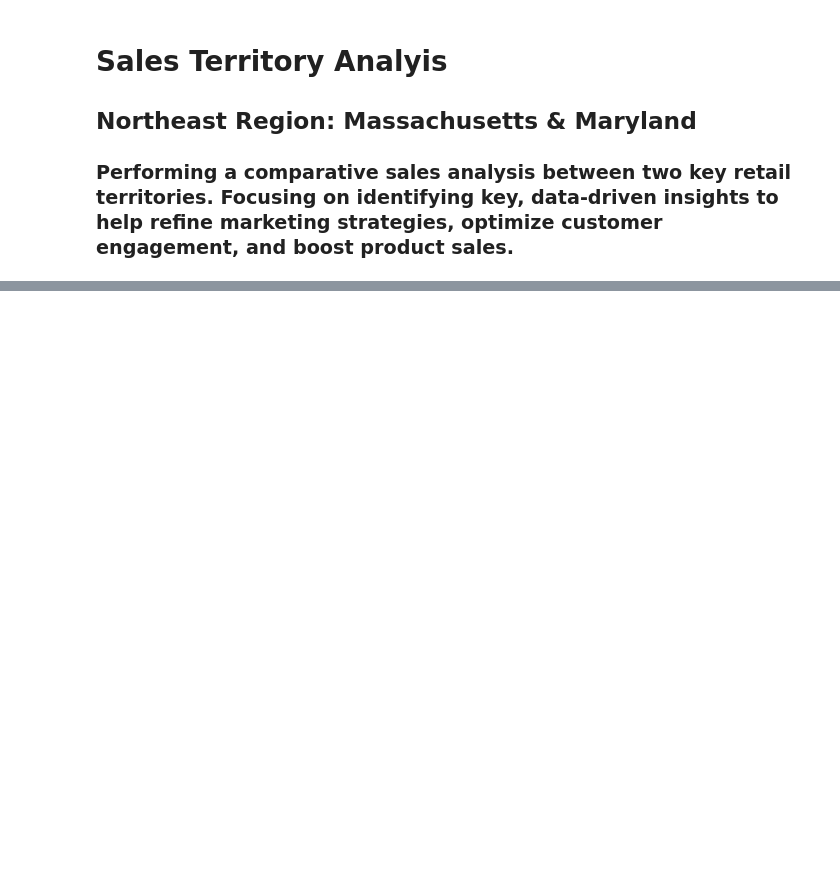
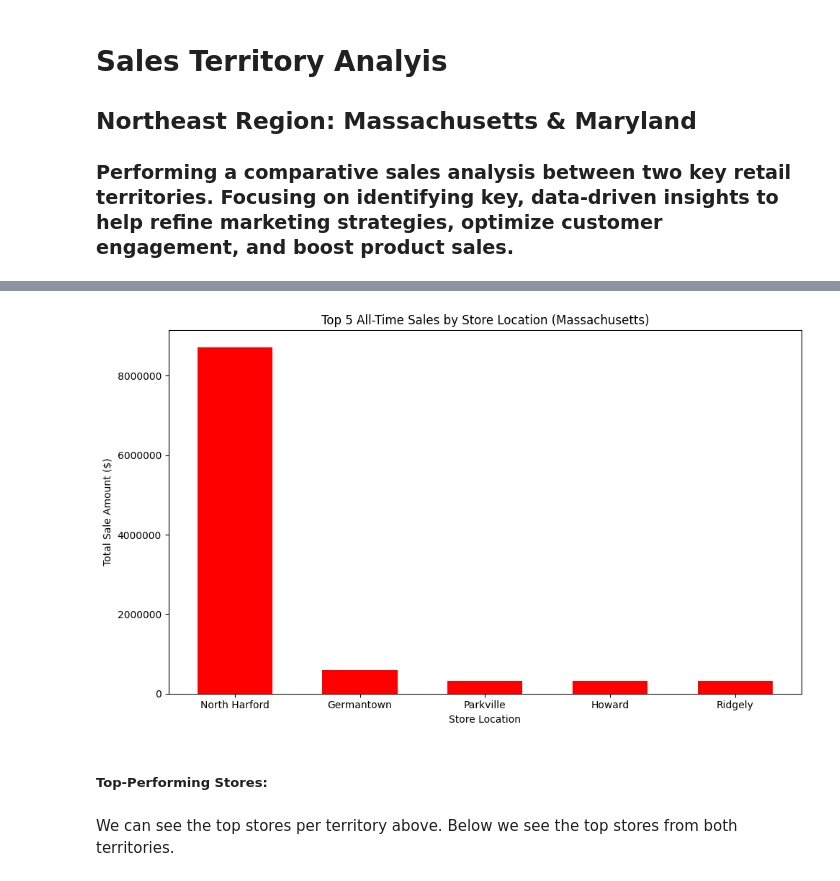
Before and after one commit to LAEV415/Capstone_2, a Jupyter notebook: EspinosaVillicana_sales_analysis.ipynb, the cells around one changed output, grey strips where cells are left out. Cells and saved outputs as stored; diff of their text form; code cells hidden in the pictures; blank space fills up the shorter version.

```diff
--- a/EspinosaVillicana_sales_analysis.ipynb
+++ b/EspinosaVillicana_sales_analysis.ipynb
@@ -98,0 +285,17 @@ memory usage: 12.8 MB
+# %%
+# For ranking by sales performance, we only have to see which store has made the most amount in sales out of the territory
+## This does not mean they are top-performing stores
+
+# First we split stores by their sales territories
+md_alltime = merged_store_data[merged_store_data['State'] == 'Maryland']
+
+# Group by year and Store ID
+md_alltime = md_alltime.groupby(['Store ID', 'Store Location'])['Sale Amount'].sum().reset_index()
+
+#Sorting from largest sales (contribution) to smallest
+md_alltime = md_alltime.sort_values(by=['Sale Amount'], ascending=False)
+
+# Creating rank column
+md_alltime['rank'] = md_alltime['Sale Amount'].rank(ascending=False)
+
+md_alltime
@@ -98,0 +313,21 @@ memory usage: 12.8 MB
+# %%
+# Getting top 5
+top_5_ma = md_alltime.head()
+
+# Setting size
+plt.figure(figsize=(10, 6))
+
+plt.bar(top_5_ma['Store Location'], top_5_ma['Sale Amount'], color='red', width=0.6)
+plt.title('Top 5 All-Time Sales by Store Location (Massachusetts)')
+plt.xlabel('Store Location')
+plt.ylabel('Total Sale Amount ($)')
+plt.ticklabel_format(style='plain', axis='y')
+
+plt.tight_layout()
+plt.show()
+# %% [output]
+[figure, added]
+# %% [markdown]
+##### Top-Performing Stores:
+# %% [markdown]
+We can see the top stores per territory above. Below we see the top stores from both territories.
```
Also changed, not shown: parts of 51 cells of this notebook, 1 other file.
